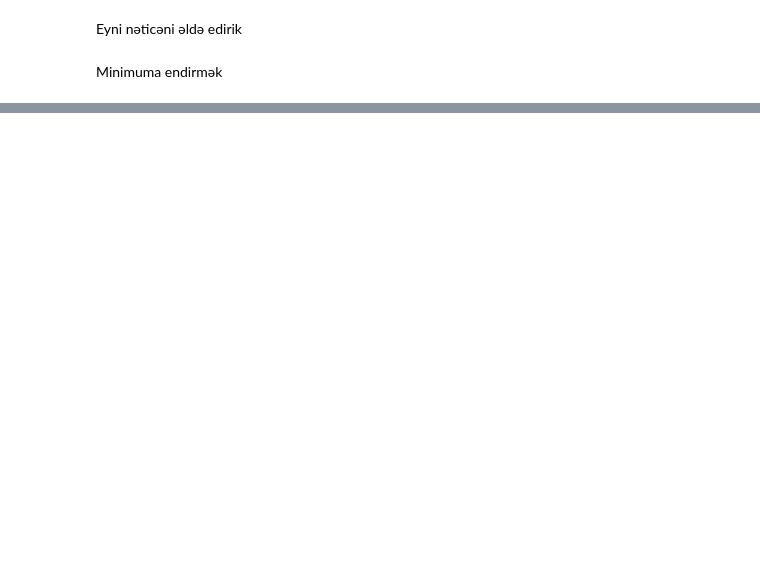
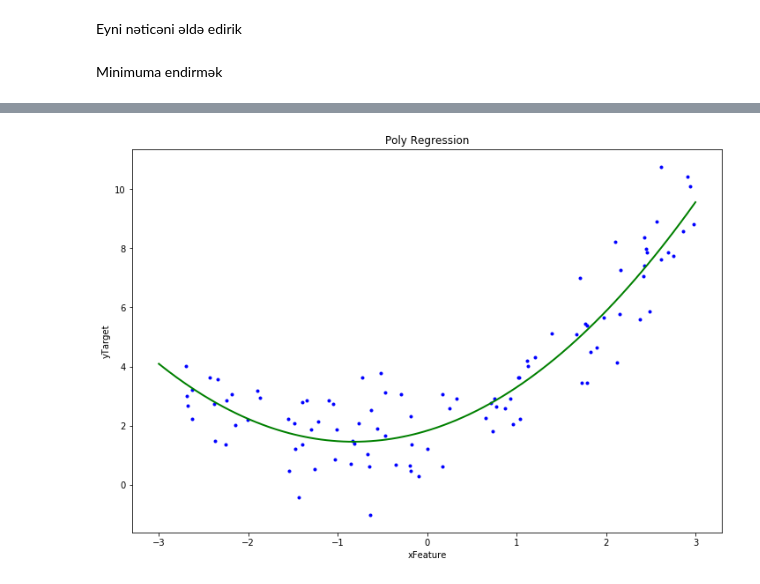
Before and after one commit to RashadGarayev/MachineLearningAZ, a Jupyter notebook: MachineLearningAz/Regression.ipynb, the cells around one changed output, grey strips where cells are left out. Cells and saved outputs as stored; diff of their text form; code cells hidden in the pictures; blank space fills up the shorter version.

```diff
--- a/MachineLearningAz/Regression.ipynb
+++ b/MachineLearningAz/Regression.ipynb
@@ -285,0 +360,12 @@ b0:4.032579990809489 , b1:2.916091090950193
+# %%
+x_new = np.linspace(-3,3,100).reshape(100,1)
+x_new_poly = Pfeatures.transform(x_new)
+y_new = l_reg.predict(x_new_poly)
+plt.plot(x,y,'b.')
+plt.plot(x_new,y_new,'g-',linewidth=2,label='Predictions')
+plt.title('Poly Regression')
+plt.xlabel('xFeature')
+plt.ylabel('yTarget')
+plt.show()
+# %% [output]
+[figure, added]
```
Also changed, not shown: parts of 54 cells of this notebook.
